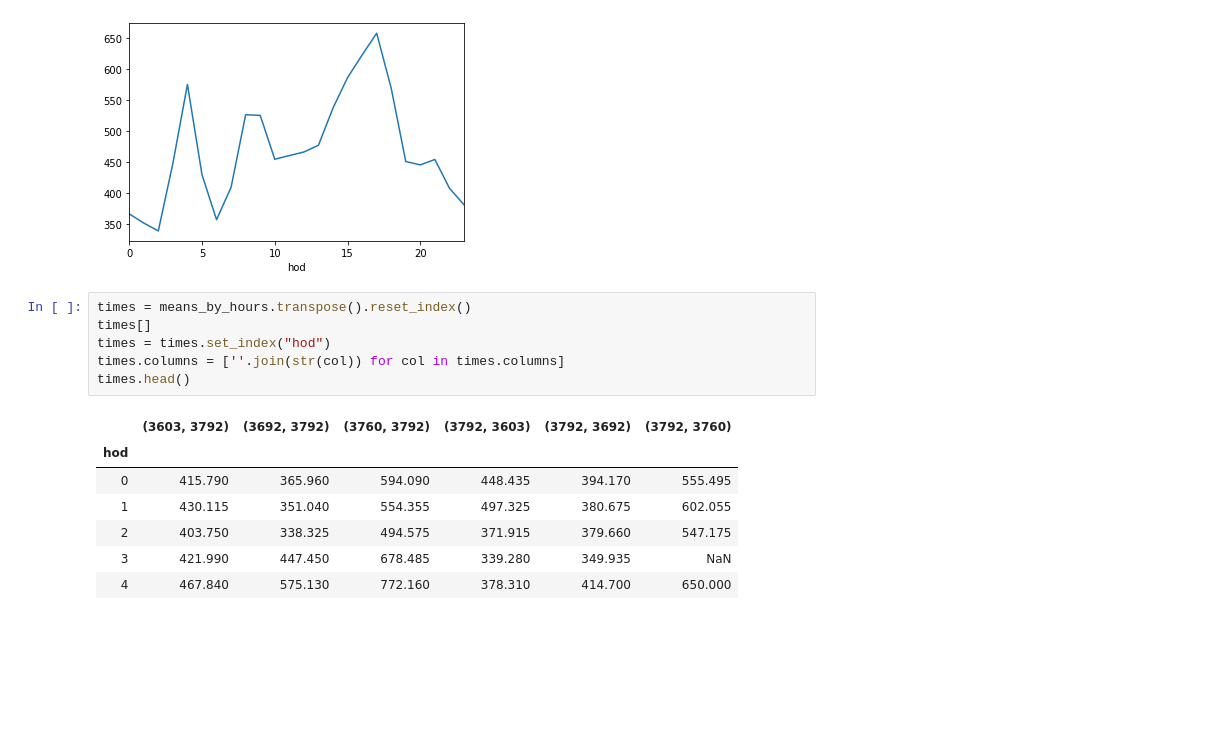
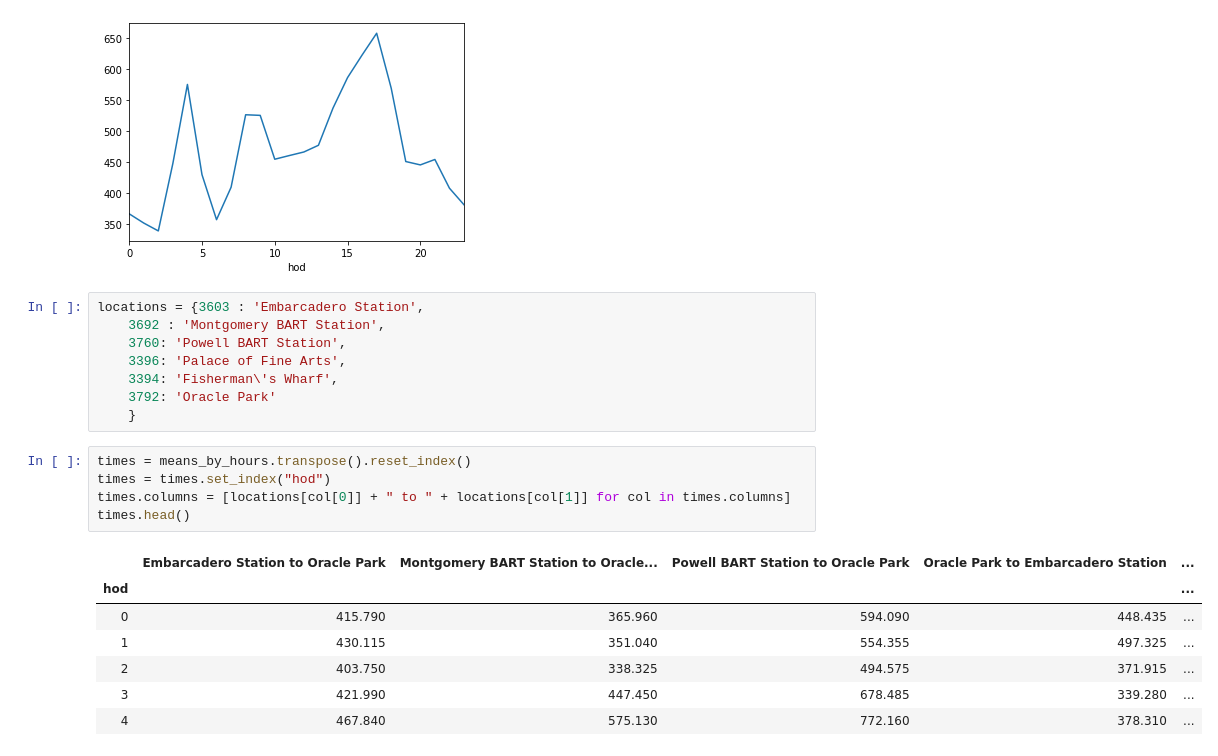
Before and after one commit to MizukiKadowaki/datahack2020-, a Jupyter notebook: DataHack.ipynb, the cells around one changed output. Cells and saved outputs as stored; diff of their text form; blank space fills up the shorter version.

```diff
--- a/DataHack.ipynb
+++ b/DataHack.ipynb
@@ -88,20 +72,27 @@ means_by_hours.iloc[1,:].plot()
 # %% [output]
 <matplotlib.axes._subplots.AxesSubplot at 0x...>
 [figure]
+# %%
+locations = {3603 : 'Embarcadero Station',
+    3692 : 'Montgomery BART Station',
+    3760: 'Powell BART Station',
+    3396: 'Palace of Fine Arts',
+    3394: 'Fisherman\'s Wharf',
+    3792: 'Oracle Park'
+    }
 # %%
 times = means_by_hours.transpose().reset_index()
-times[]
 times = times.set_index("hod")
-times.columns = [''.join(str(col)) for col in times.columns]
+times.columns = [locations[col[0]] + " to " + locations[col[1]] for col in times.columns]
 times.head()
 # %% [output]
-|  | (3603, 3792) | (3692, 3792) | (3760, 3792) | (3792, 3603) | (3792, 3692) | (3792, 3760) |
-| hod |  |  |  |  |  |  |
-| 0 | 415.790 | 365.960 | 594.090 | 448.435 | 394.170 | 555.495 |
-| 1 | 430.115 | 351.040 | 554.355 | 497.325 | 380.675 | 602.055 |
-| 2 | 403.750 | 338.325 | 494.575 | 371.915 | 379.660 | 547.175 |
-| 3 | 421.990 | 447.450 | 678.485 | 339.280 | 349.935 | NaN |
-| 4 | 467.840 | 575.130 | 772.160 | 378.310 | 414.700 | 650.000 |
+|  | Embarcadero Station to Oracle Park | Montgomery BART Station to Oracle... | Powell BART Station to Oracle Park | Oracle Park to Embarcadero Station | ... |
+| hod |  |  |  |  | ... |
+| 0 | 415.790 | 365.960 | 594.090 | 448.435 | ... |
+| 1 | 430.115 | 351.040 | 554.355 | 497.325 | ... |
+| 2 | 403.750 | 338.325 | 494.575 | 371.915 | ... |
+| 3 | 421.990 | 447.450 | 678.485 | 339.280 | ... |
+| 4 | 467.840 | 575.130 | 772.160 | 378.310 | ... |
 # %%
 import seaborn as sns; sns.set()
 
```
Also changed, not shown: parts of 7 cells of this notebook, 1 other file.
